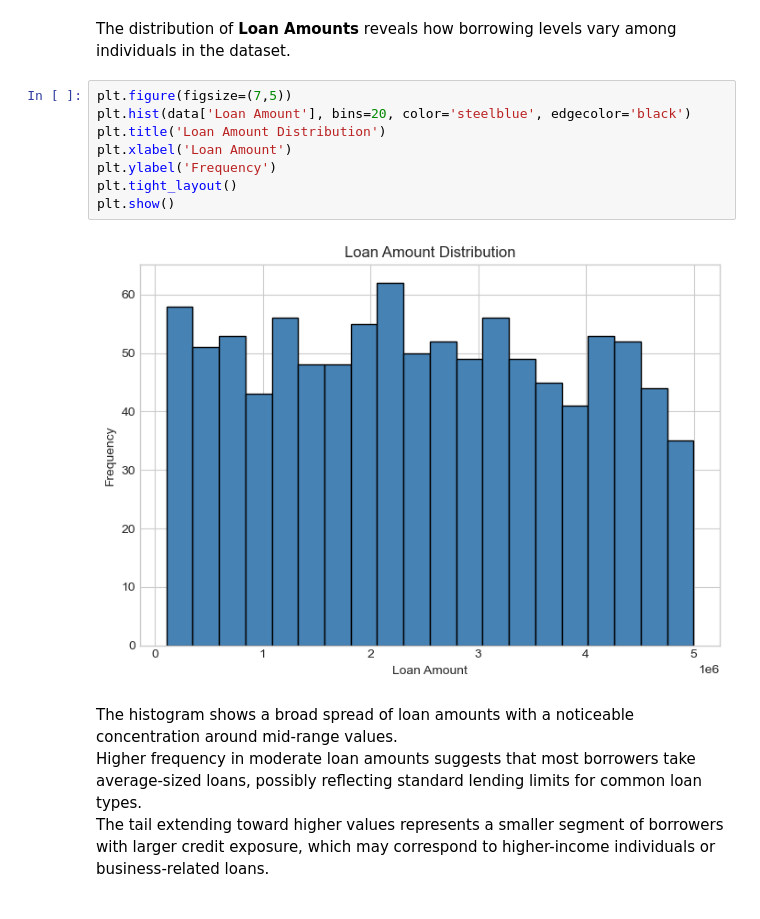
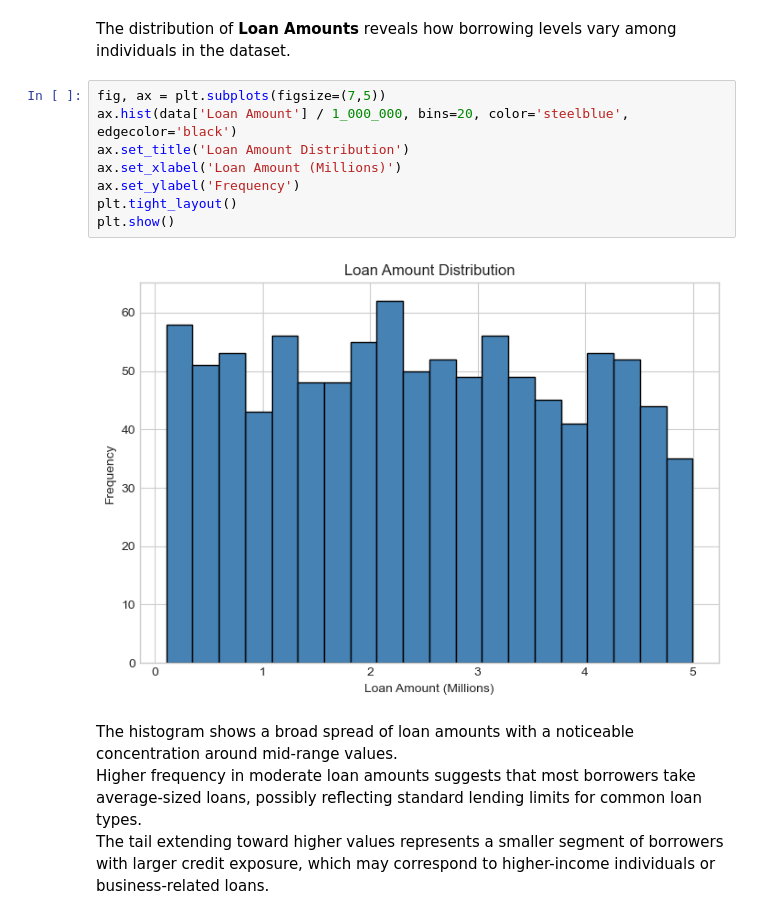
Before and after one commit to DonnahM/Credit-Risk-Evaluation, a Jupyter notebook: credit-insights.ipynb, the cells around one changed output. Drawn from its saved outputs; the diff is of its cells as text.

```diff
--- a/credit-insights.ipynb
+++ b/credit-insights.ipynb
@@ -118,15 +122,15 @@ The box plot shows how borrowers vary in their credit utilization. Most values a
 # %% [markdown]
 The distribution of **Loan Amounts** reveals how borrowing levels vary among individuals in the dataset.
 # %%
-plt.figure(figsize=(7,5))
-plt.hist(data['Loan Amount'], bins=20, color='steelblue', edgecolor='black')
-plt.title('Loan Amount Distribution')
-plt.xlabel('Loan Amount')
-plt.ylabel('Frequency')
+fig, ax = plt.subplots(figsize=(7,5))
+ax.hist(data['Loan Amount'] / 1_000_000, bins=20, color='steelblue', edgecolor='black')
+ax.set_title('Loan Amount Distribution')
+ax.set_xlabel('Loan Amount (Millions)')
+ax.set_ylabel('Frequency')
 plt.tight_layout()
 plt.show()
 # %% [output]
-[figure, old version]
+[figure, new version]
 # %% [markdown]
 The histogram shows a broad spread of loan amounts with a noticeable concentration around mid-range values.
 Higher frequency in moderate loan amounts suggests that most borrowers take average-sized loans, possibly reflecting standard lending limits for common loan types.
```
Also changed, not shown: parts of 2 cells of this notebook.
